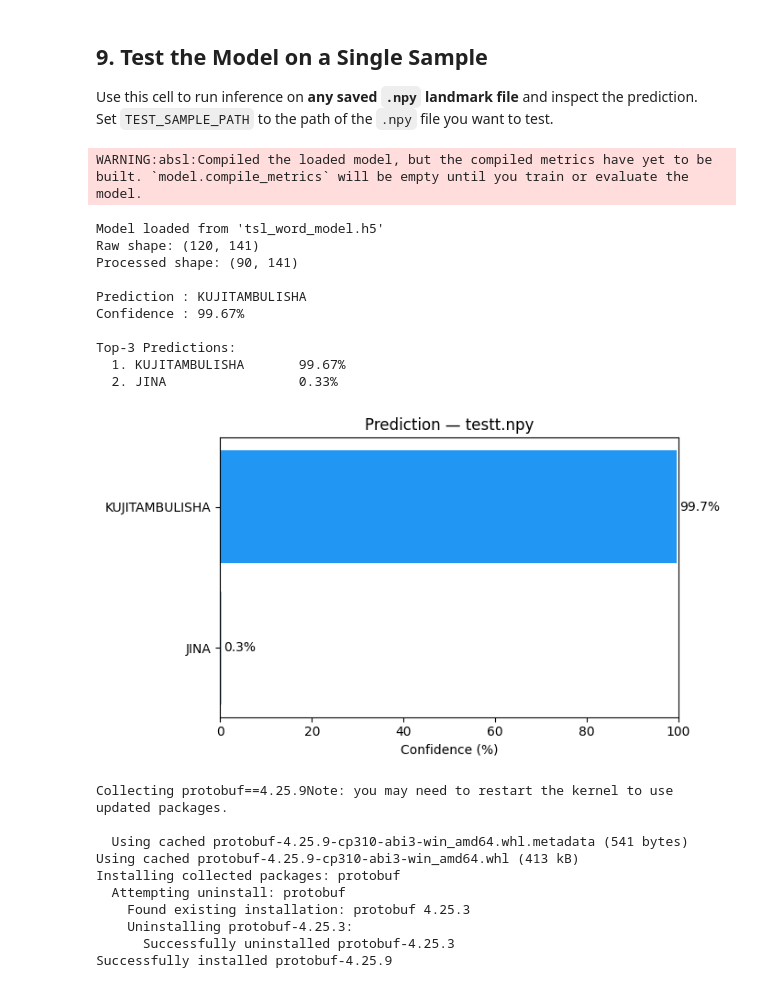
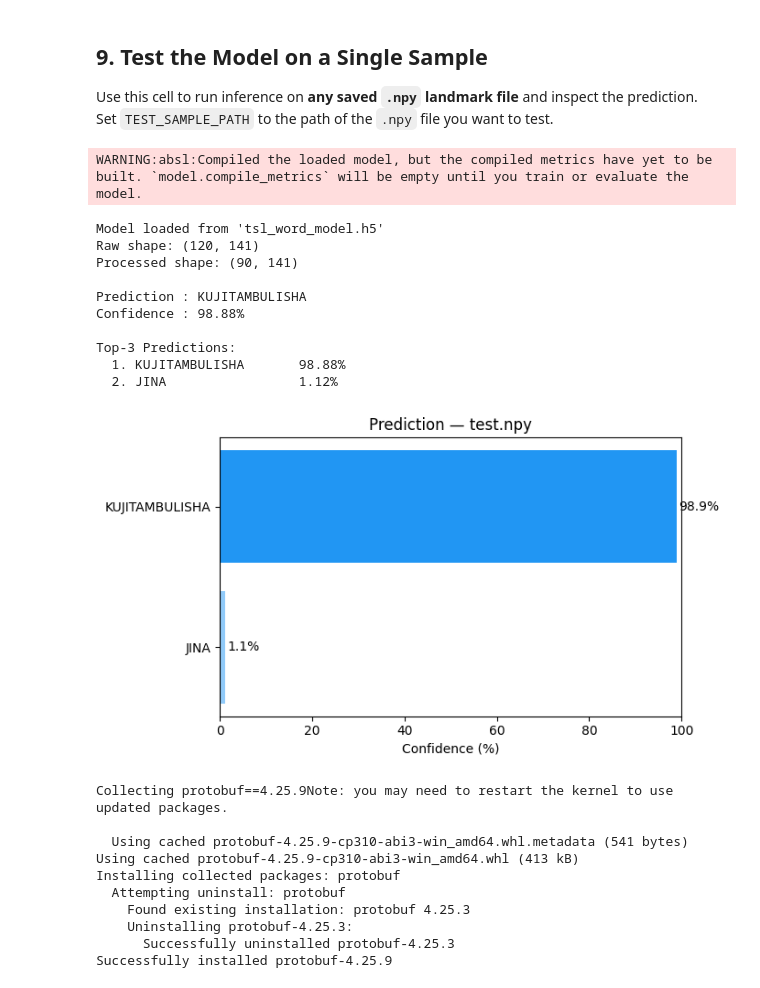
Before and after one commit to salumusabri05/BRIDGING-SILENCE-DATA-COLLECTION-PIPELINE, a Jupyter notebook: training.ipynb, the cells around one changed output. Cells and saved outputs as stored; diff of their text form; code cells hidden in the pictures.

```diff
--- a/training.ipynb
+++ b/training.ipynb
@@ -418,7 +418,7 @@ Set `TEST_SAMPLE_PATH` to the path of the `.npy` file you want to test.
 
 # Set this to any .npy file you want to test
 # e.g. 'processed_data/landmarks/hello/sample_001.npy'
-TEST_SAMPLE_PATH = 'testt.npy'
+TEST_SAMPLE_PATH = 'test.npy'
 MODEL_PATH = 'tsl_word_model.h5'
 
 import os
@@ -490,37 +490,37 @@ else:
         # Top-3
         top3_idx    = np.argsort(probs)[::-1][:3]
         top3_labels = [idx_to_class.get(i, f"class_{i}") for i in top3_idx]
         top3_probs  = probs[top3_idx] * 100
 
         print("\nTop-3 Predictions:")
         for rank, (lbl, p) in enumerate(zip(top3_labels, top3_probs), 1):
             print(f"  {rank}. {lbl:<20s} {p:.2f}%")
 
         # Bar chart
         colors = ['#2196F3' if i == pred_idx else '#90CAF9' for i in top3_idx]
         plt.figure(figsize=(7, 4))
         bars = plt.barh(top3_labels[::-1], top3_probs[::-1], color=colors[::-1])
         plt.xlabel('Confidence (%)')
         plt.title(f"Prediction — {os.path.basename(TEST_SAMPLE_PATH)}")
         plt.xlim(0, 100)
         for bar, p in zip(bars, top3_probs[::-1]):
             plt.text(bar.get_width() + 0.5, bar.get_y() + bar.get_height() / 2,
                      f'{p:.1f}%', va='center', fontsize=10)
         plt.tight_layout()
         plt.show()
 # %% [output]
 WARNING:absl:Compiled the loaded model, but the compiled metrics have yet to be built. `model.compile_metrics` will be empty until you train or evaluate the model.
 Model loaded from 'tsl_word_model.h5'
 Raw shape: (120, 141)
 Processed shape: (90, 141)
 
 Prediction : KUJITAMBULISHA
-Confidence : 99.67%
+Confidence : 98.88%
 
 Top-3 Predictions:
-  1. KUJITAMBULISHA       99.67%
-  2. JINA                 0.33%
+  1. KUJITAMBULISHA       98.88%
+  2. JINA                 1.12%
-[figure, old version]
+[figure, new version]
 # %%
 %pip install protobuf==4.25.9
 # %% [output]
```
Also changed, not shown: 1 other file.
